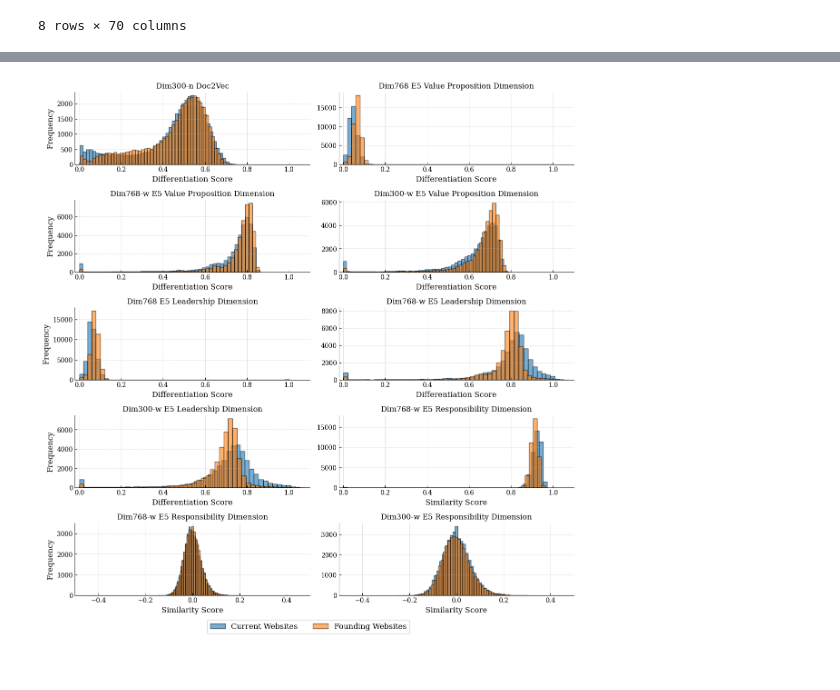
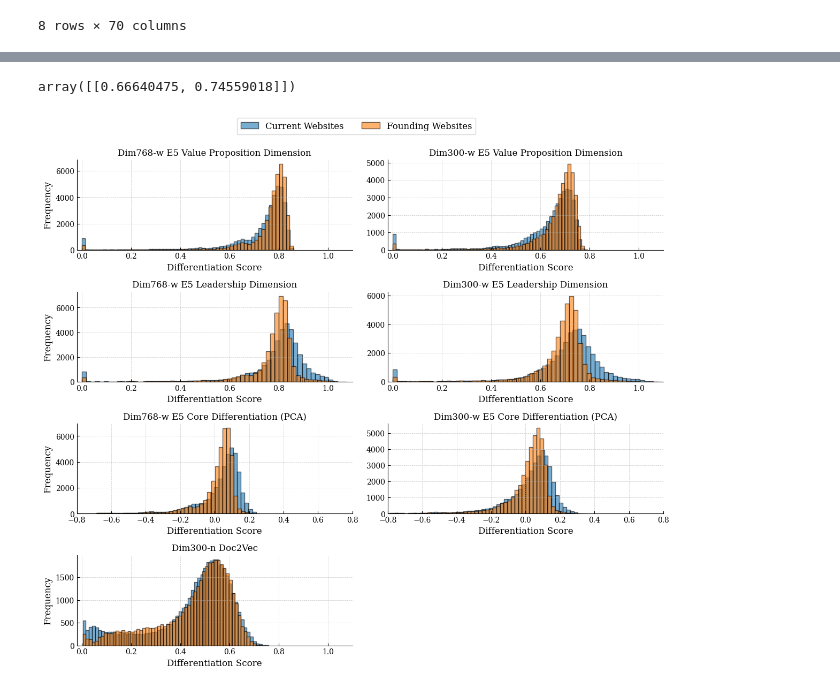
Before and after one commit to MaBlock7/company_success_prediction, a Jupyter notebook: notebooks/summary_statistics.ipynb, the cells around one changed output, grey strips where cells are left out. Drawn from its saved outputs; the diff is of its cells as text; code cells hidden in the pictures.

```diff
--- a/notebooks/summary_statistics.ipynb
+++ b/notebooks/summary_statistics.ipynb
@@ -510,6 +522,21 @@ company_sample[TARGET_COLS + ALL_BINARY_FEATURE_COLS + ALL_CONTINUOUS_FEATURE_CO
+# %%
+from sklearn.decomposition import PCA
+
+pca = PCA(n_components=1)
+
+for kind in ['founding', 'current']:
+    for vp_col, lp_col in [('vp_w', 'lp_w'), ('vp_w_red', 'lp_w_red')]:
+        mask = company_sample[[f'{kind}_{vp_col}', f'{kind}_{lp_col}']].notnull().all(axis=1)
+        company_sample.loc[mask, f'{kind}_core_diff_{lp_col[3:]}_pca'] = pca.fit_transform(
+            company_sample.loc[mask, [f'{kind}_{vp_col}', f'{kind}_{lp_col}']]
+        )
+# %%
+pca.components_
+# %% [output]
+array([[0.66640475, 0.74559018]])
 # %%
-def plot_diff_score_distribution(df, feature_roots, bins=50, cutoff=None):
-    fig, axes = plt.subplots(figsize=(12, 12), nrows=5, ncols=2)
+def plot_diff_score_distribution(df, feature_roots, bins=60, cutoff=None, figsize=(12, 3), nrows=1, ncols=2, legend_offset=0.05):
+    fig, axes = plt.subplots(figsize=figsize, nrows=nrows, ncols=ncols)
     axes = axes.flatten()  # Easier to iterate
 
     periods = ['current', 'founding']
@@ -544,26 +571,29 @@ def plot_diff_score_distribution(df, feature_roots, bins=50, cutoff=None):
         if cutoff is not None:
             ax.axvline(cutoff, color='red', linestyle='--')
 
+    for j in range(len(feature_roots), len(axes)):
+        axes[j].set_visible(False)
+
     # Set a single legend for the whole figure
-    fig.legend(handles, labels, loc='lower center', ncol=2, fontsize='large', bbox_to_anchor=(0.5, -0.03))
+    fig.legend(handles, labels, loc='upper center', ncol=2, fontsize='large', bbox_to_anchor=(0.5, 1.0+legend_offset))
 
-    plt.tight_layout(rect=[0, 0, 1, 1])  # Leave space at top for legend
+    plt.tight_layout()
     plt.show()
 # %%
 plot_diff_score_distribution(
     company_sample,
     feature_roots={
-        'doc2vec_diff': ('Dim300-n Doc2Vec', 'Differentiation', [-0.02, 1.1]),
-        'vp': ('Dim768 E5 Value Proposition Dimension', 'Differentiation', [-0.02, 1.1]),
         'vp_w': ('Dim768-w E5 Value Proposition Dimension', 'Differentiation', [-0.02, 1.1]),
         'vp_w_red': ('Dim300-w E5 Value Proposition Dimension', 'Differentiation', [-0.02, 1.1]),
-        'lp': ('Dim768 E5 Leadership Dimension', 'Differentiation', [-0.02, 1.1]),
         'lp_w': ('Dim768-w E5 Leadership Dimension', 'Differentiation', [-0.02, 1.1]),
         'lp_w_red': ('Dim300-w E5 Leadership Dimension', 'Differentiation', [-0.02, 1.1]),
-        'pr_sdg_similarity': ('Dim768-w E5 Responsibility Dimension', 'Similarity', [-0.02, 1.1]),
-        'pr_w_sdg_similarity': ('Dim768-w E5 Responsibility Dimension', 'Similarity', [-0.5, 0.5]),
-        'pr_w_red_sdg_similarity': ('Dim300-w E5 Responsibility Dimension', 'Similarity', [-0.5, 0.5])
-    }
+        'core_diff_w_pca': ('Dim768-w E5 Core Differentiation (PCA)', 'Differentiation', [-0.8, 0.8]),
+        'core_diff_w_red_pca': ('Dim300-w E5 Core Differentiation (PCA)', 'Differentiation', [-0.8, 0.8]),
+        'doc2vec_diff': ('Dim300-n Doc2Vec', 'Differentiation', [-0.02, 1.1]),
+    },
+    figsize=(12, 10),
+    nrows=4,
+    ncols=2
 )
 # %% [output]
-[figure, old version]
+[figure, new version]
```
Also changed, not shown: parts of 4 cells of this notebook, 10 other files.
